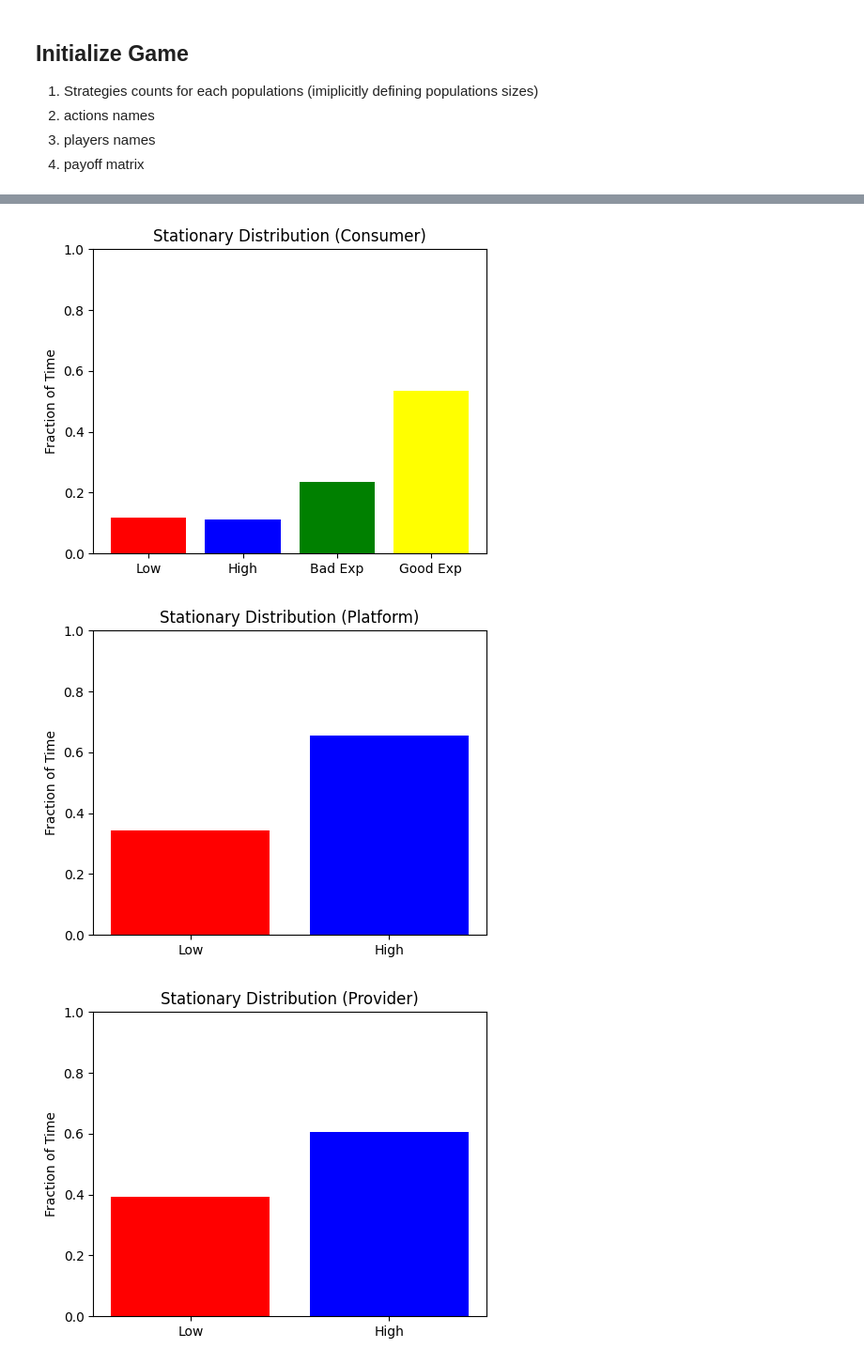
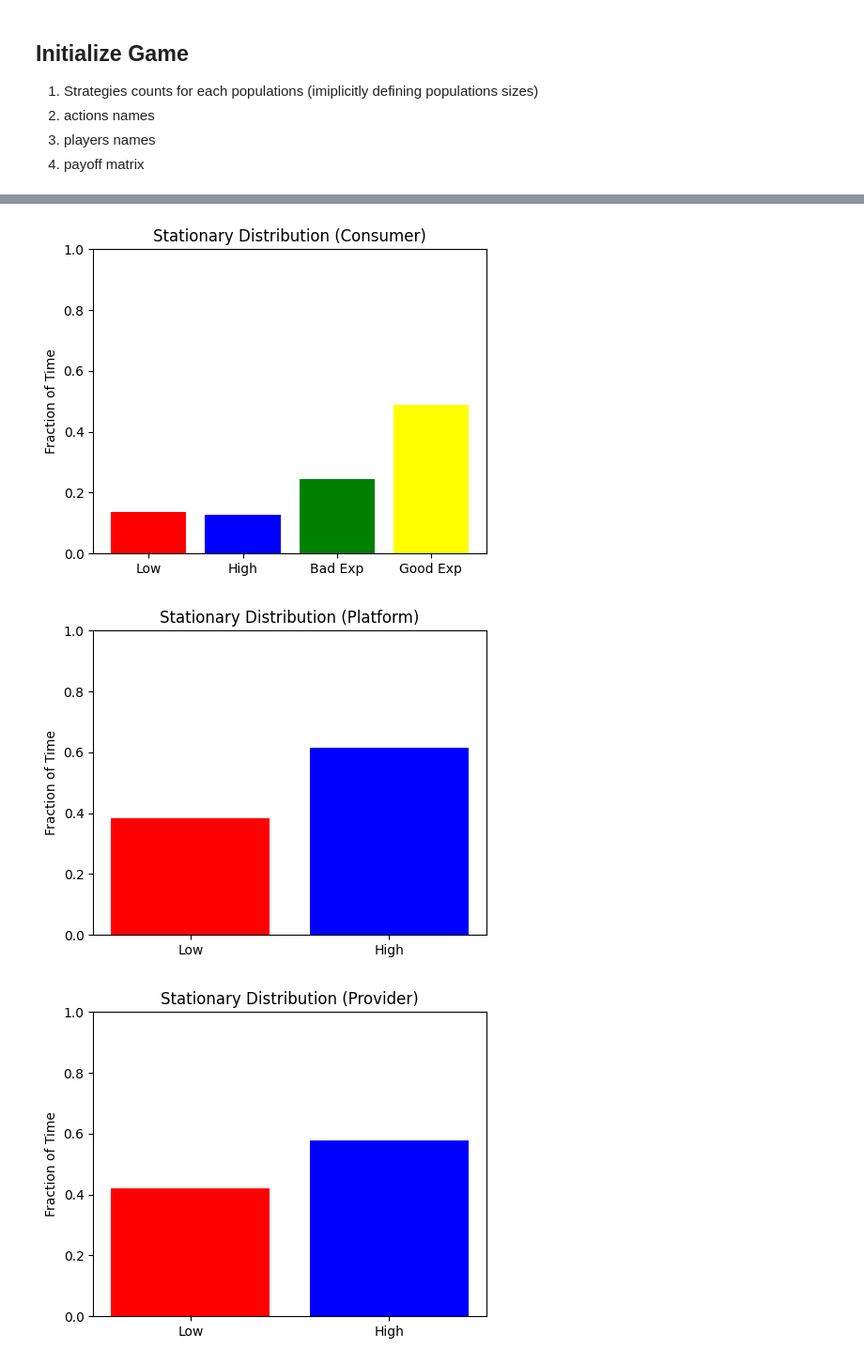
Before and after one commit to dalnakeb/Recommendation_Systems_Evolutionary_Dynamics, a Jupyter notebook: notebooks/models_3.ipynb, the cells around one changed output, grey strips where cells are left out. Shown at 94% size. Cells and saved outputs as stored; diff of their text form; code cells hidden in the pictures.

```diff
--- a/notebooks/models_3.ipynb
+++ b/notebooks/models_3.ipynb
@@ -24,8 +24,8 @@ a = 0.2
 s = 0.1
 ul = 0.2
 uh = 0.4
-r1s = [0.4, 0.4, 0.0]
-r2s = [0.0, 0.8, 0.8]
+r1s = [0.4, 0.0, 0.0, 0.4, 0.4]
+r2s = [0.0, 0.4, 0.8, 0.4, 0.8]
 
 folder = posixpath.join(OUTPUT_PATH, "valued_watch_time")
 
@@ -94,3 +94,3 @@ for player in range(len(players_names)):
-[figure, old version]
+[figure, new version]
-[figure, old version]
+[figure, new version]
-[figure, old version]
+[figure, new version]
```
Also changed, not shown: parts of 1 cell of this notebook, 1 other file.
